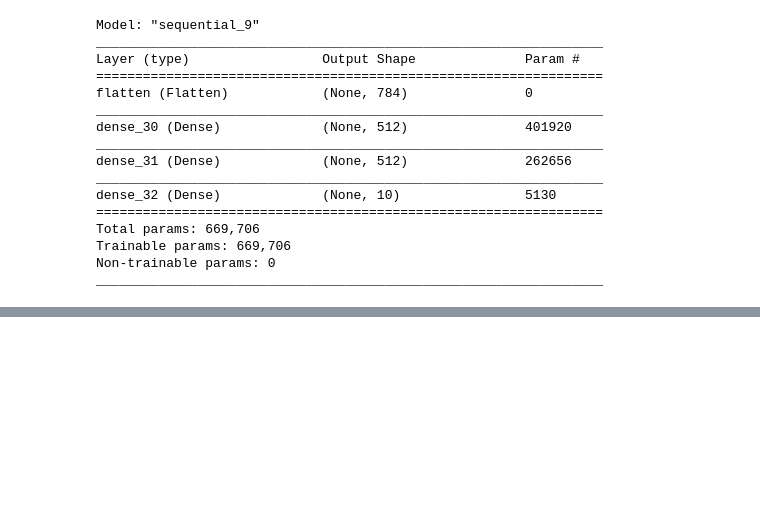
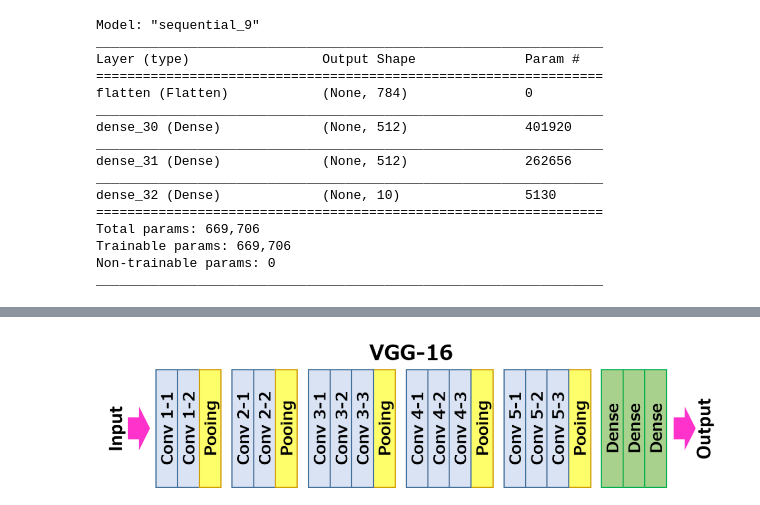
Before and after one commit to sidhant-guliani/Deep-learning-projects, a Jupyter notebook: keras+tf2.ipynb, the cells around one changed output, grey strips where cells are left out. Drawn from its saved outputs; the diff is of its cells as text; code cells hidden in the pictures; blank space fills up the shorter version.

```diff
--- a/keras+tf2.ipynb
+++ b/keras+tf2.ipynb
@@ -196,0 +294,4 @@ model.add(Flatten())
+# %%
+Image(filename='vgg16.png')
+# %% [output]
+[figure, added]
```
Also changed, not shown: parts of 17 cells of this notebook.
